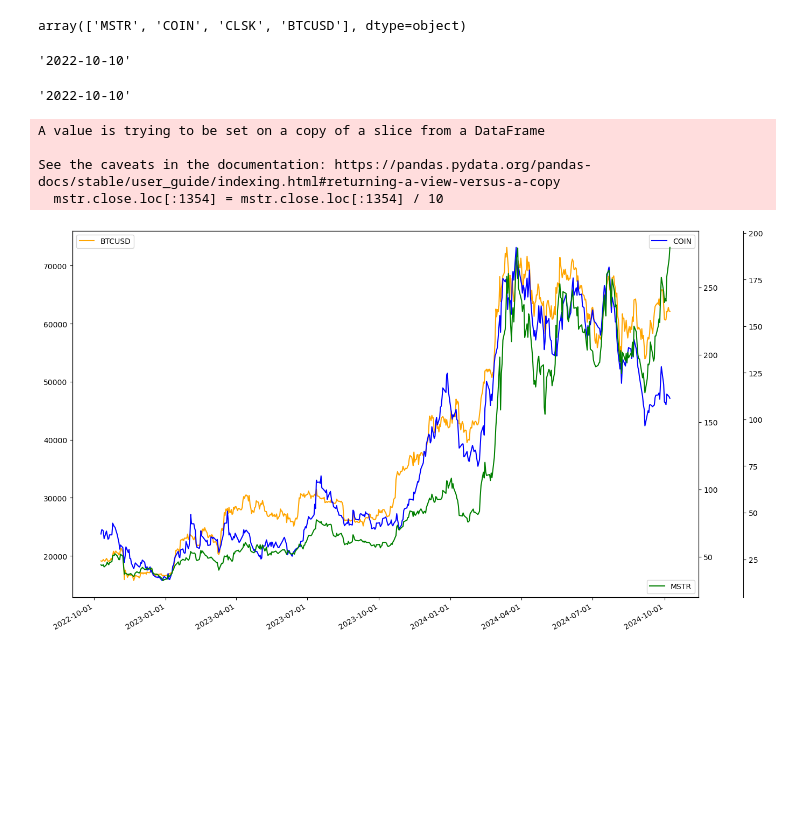
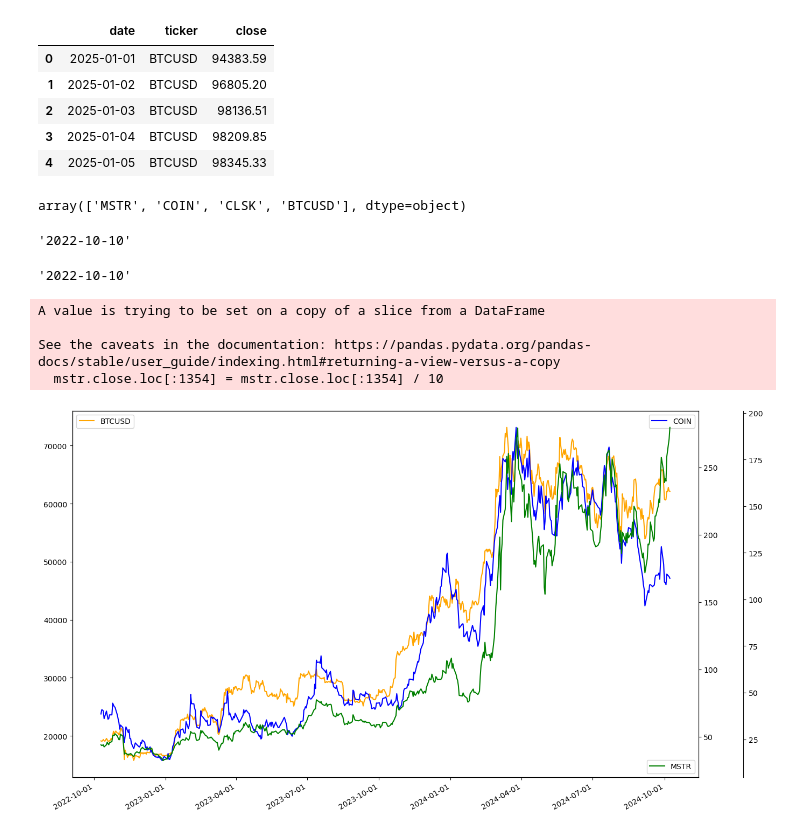
Before and after one commit to j-huic/stonks, a Jupyter notebook: requests.ipynb, the cells around one changed output. Saved outputs shown, nothing was run; the diff lists cells and outputs as text; code cells hidden in the pictures; blank space fills up the shorter version.

```diff
--- a/requests.ipynb
+++ b/requests.ipynb
@@ -21,6 +21,17 @@ apikey = os.getenv('polygon_apikey_1')
 stocks = get_stocks(tickers, '2022-10-10')
 btc = get_crypto('BTCUSD', '2022-10-10')
 df = pd.concat([stocks, btc], axis=0)
+# %%
+btc = get_crypto('BTCUSD', '2025-01-01')
+# %%
+btc.head()
+# %% [output]
+|  | date | ticker | close |
+| 0 | 2025-01-01 | BTCUSD | 94383.59 |
+| 1 | 2025-01-02 | BTCUSD | 96805.20 |
+| 2 | 2025-01-03 | BTCUSD | 98136.51 |
+| 3 | 2025-01-04 | BTCUSD | 98209.85 |
+| 4 | 2025-01-05 | BTCUSD | 98345.33 |
 # %%
 df['date'] = pd.to_datetime(df['date'])
 # %%
```
Also changed, not shown: parts of 1 cell of this notebook, 1 other file.
